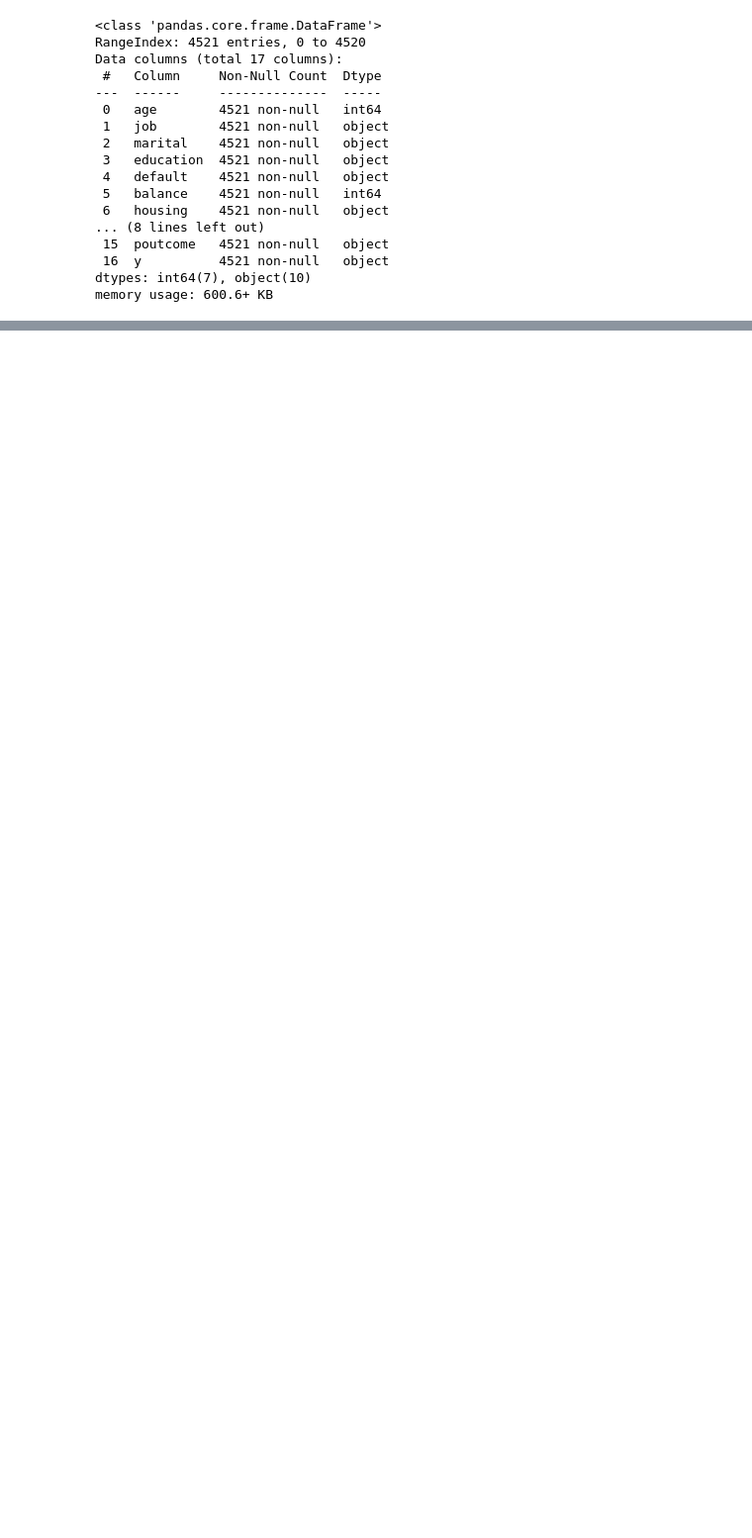
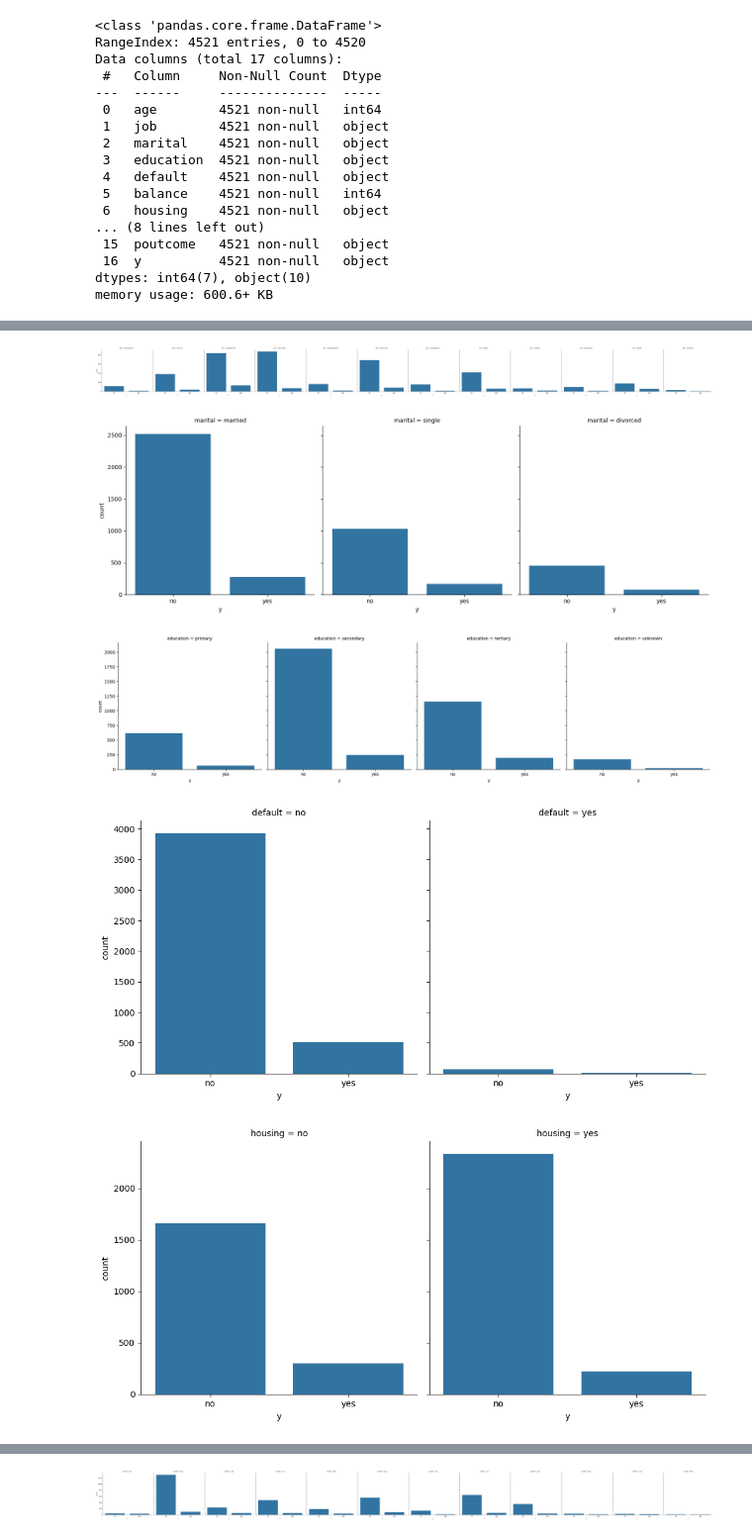
Before and after one commit to Deshan-Senanayake/Classification-ML-CW, a Jupyter notebook: Dataset preparation.ipynb, the cells around one changed output, grey strips where cells are left out. Shown at 99% size. Cells and saved outputs as stored; diff of their text form; code cells hidden in the pictures; blank space fills up the shorter version.

```diff
--- a/Dataset preparation.ipynb
+++ b/Dataset preparation.ipynb
@@ -89,0 +114,6 @@ memory usage: 600.6+ KB
+# %%
+categorical_features=[feature for feature in df.columns if ((df[feature].dtypes=='O') & (feature not in ['y']))]
+categorical_features
+
+for feature in categorical_features:
+    print('For feature, {} , it has {} categories'.format(feature,len(df[feature].unique())))
@@ -89,0 +132,3 @@ memory usage: 600.6+ KB
+# %%
+for categorical_feature in categorical_features:
+    print(df.groupby(['y',categorical_feature]).size())
@@ -89,0 +153,10 @@ memory usage: 600.6+ KB
+# %%
+for categorical_feature in categorical_features:
+    sns.catplot(x='y', col=categorical_feature, kind='count', data= df)
+plt.show()
+# %% [output]
+[figure, added]
+[figure, added]
+[figure, added]
+[figure, added]
+[figure, added]
@@ -89,0 +165 @@ memory usage: 600.6+ KB
+[figure, added]
```
Also changed, not shown: parts of 11 cells of this notebook.
